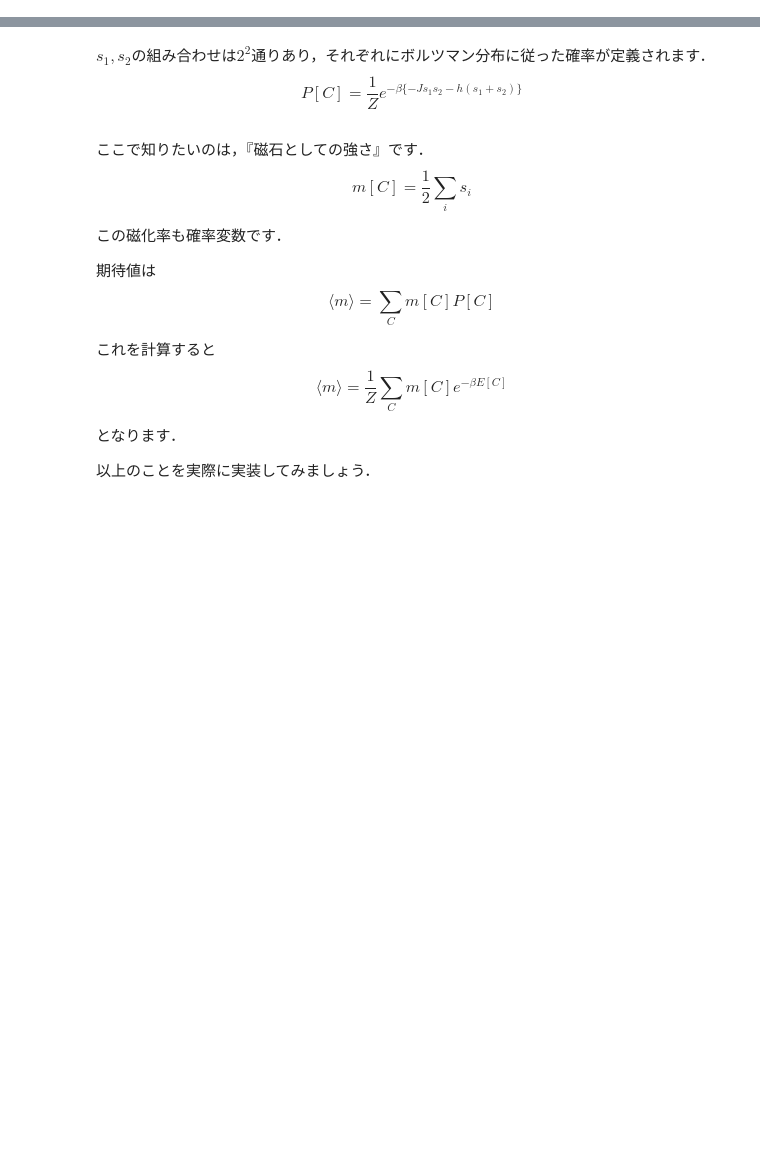
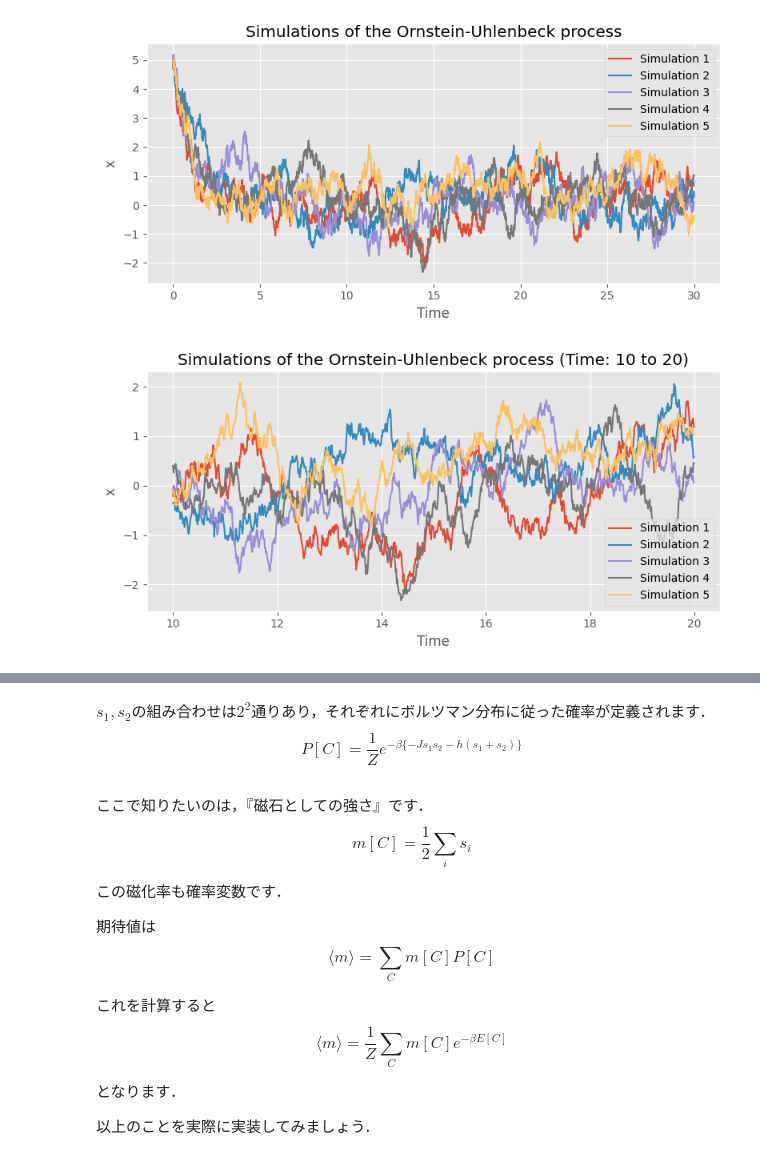
Before and after one commit to LABO-M/MachineLearningPhasesOfMatter, a Jupyter notebook: ising_heatbath.ipynb, the cells around one changed output, grey strips where cells are left out. Cells and saved outputs as stored; diff of their text form; code cells hidden in the pictures; blank space fills up the shorter version.

```diff
--- a/ising_heatbath.ipynb
+++ b/ising_heatbath.ipynb
@@ -28,0 +60,65 @@ These results demonstrate the power of machine learning as a basic research tool
+# %%
+import numpy as np
+import matplotlib.pyplot as plt
+plt.style.use('ggplot')
+
+# k = 1.0e-23# ボルツマン定数
+
+# パラメータの設定
+k = 1.0  # ボルツマン定数 k
+D = 1.0  # 温度のパラメータ D
+dt = 0.01  # 時間刻み幅
+T = 30.0  # シミュレーション時間
+N = int(T / dt)  # シミュレーションのステップ数
+
+# 初期条件
+x0 = 5.0  # 初期値 x(0)
+t = np.zeros(N)  # 時間の配列
+
+# シミュレーションの繰り返し
+num_simulations = 5  # シミュレーション回数
+simulations = np.zeros((num_simulations, N))  # シミュレーション結果の配列
+
+for i in range(num_simulations):
+    x = np.zeros(N)  # xの値の配列
+    x[0] = x0
+
+    for j in range(N-1):
+        dW = np.random.normal(0, np.sqrt(dt))  # Wiener過程の増分
+        x[j+1] = x[j] - k * x[j] * dt + np.sqrt(D) * dW
+        t[j+1] = t[j] + dt
+
+    simulations[i] = x
+
+# 元の0から観測時間までのプロット
+plt.figure(figsize=(8, 4))
+for i in range(num_simulations):
+    plt.plot(t, simulations[i], label=f'Simulation {i+1}')
+plt.xlabel('Time')
+plt.ylabel('x')
+plt.title('Simulations of the Ornstein-Uhlenbeck process')
+plt.legend()
+plt.grid(True)
+plt.tight_layout()
+plt.show()
+
+# 時間範囲の指定
+t_start = 10.0
+t_end = 20.0
+start_index = int(t_start / dt)
+end_index = int(t_end / dt)
+
+# 時間指定したプロット
+plt.figure(figsize=(8, 4))
+for i in range(num_simulations):
+    plt.plot(t[start_index:end_index], simulations[i, start_index:end_index], label=f'Simulation {i+1}')
+plt.xlabel('Time')
+plt.ylabel('x')
+plt.title('Simulations of the Ornstein-Uhlenbeck process (Time: 10 to 20)')
+plt.legend()
+plt.grid(True)
+plt.tight_layout()
+plt.show()
+# %% [output]
+[figure, added]
+[figure, added]
```
Also changed, not shown: parts of 8 cells of this notebook, 2 other files.
